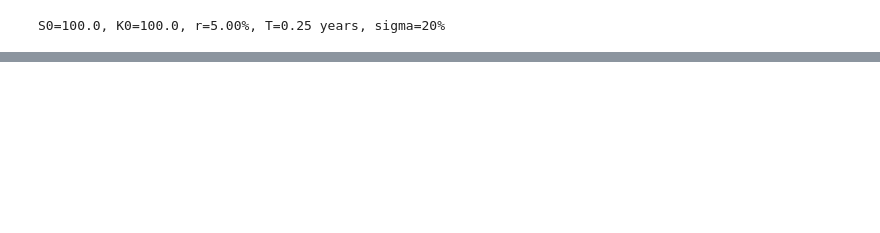
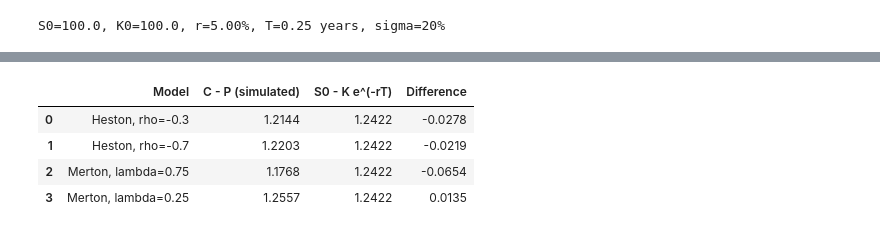
Before and after one commit to gurureryne17/HACS409-R234881Y-GURURE-RYNE-Assignment, a Jupyter notebook: R234881Y.ipynb, the cells around one changed output, grey strips where cells are left out. Cells and saved outputs as stored; diff of their text form; code cells hidden in the pictures; blank space fills up the shorter version.

```diff
--- a/R234881Y.ipynb
+++ b/R234881Y.ipynb
@@ -102,0 +4054,88 @@ q5_table
+# %%
+target_parity = S0 - K0 * np.exp(-r * T)
+
+
+
+
+
+
+
+rows = []
+
+
+
+
+
+
+
+for rho in (-0.30, -0.70):
+
+
+
+
+
+
+
+    c, p = heston_prices[rho]["call"], heston_prices[rho]["put"]
+
+
+
+
+
+
+
+    rows.append([f"Heston, rho={rho}", round(c - p, 4), round(target_parity, 4), round((c - p) - target_parity, 4)])
+
+
+
+
+
+
+
+for lam in (0.75, 0.25):
+
+
+
+
+
+
+
+    c, p = merton_prices[lam]["call"], merton_prices[lam]["put"]
+
+
+
+
+
+
+
+    rows.append([f"Merton, lambda={lam}", round(c - p, 4), round(target_parity, 4), round((c - p) - target_parity, 4)])
+
+
+
+
+
+
+
+
+
+
+
+
+
+
+
+tab_q15 = pd.DataFrame(rows, columns=["Model", "C - P (simulated)", "S0 - K e^(-rT)", "Difference"])
+
+
+
+
+
+
+
+tab_q15
+# %% [output]
+|  | Model | C - P (simulated) | S0 - K e^(-rT) | Difference |
+| 0 | Heston, rho=-0.3 | 1.2144 | 1.2422 | -0.0278 |
+| 1 | Heston, rho=-0.7 | 1.2203 | 1.2422 | -0.0219 |
+| 2 | Merton, lambda=0.75 | 1.1768 | 1.2422 | -0.0654 |
+| 3 | Merton, lambda=0.25 | 1.2557 | 1.2422 | 0.0135 |
```
Also changed, not shown: parts of 58 cells of this notebook, 3 other files.
